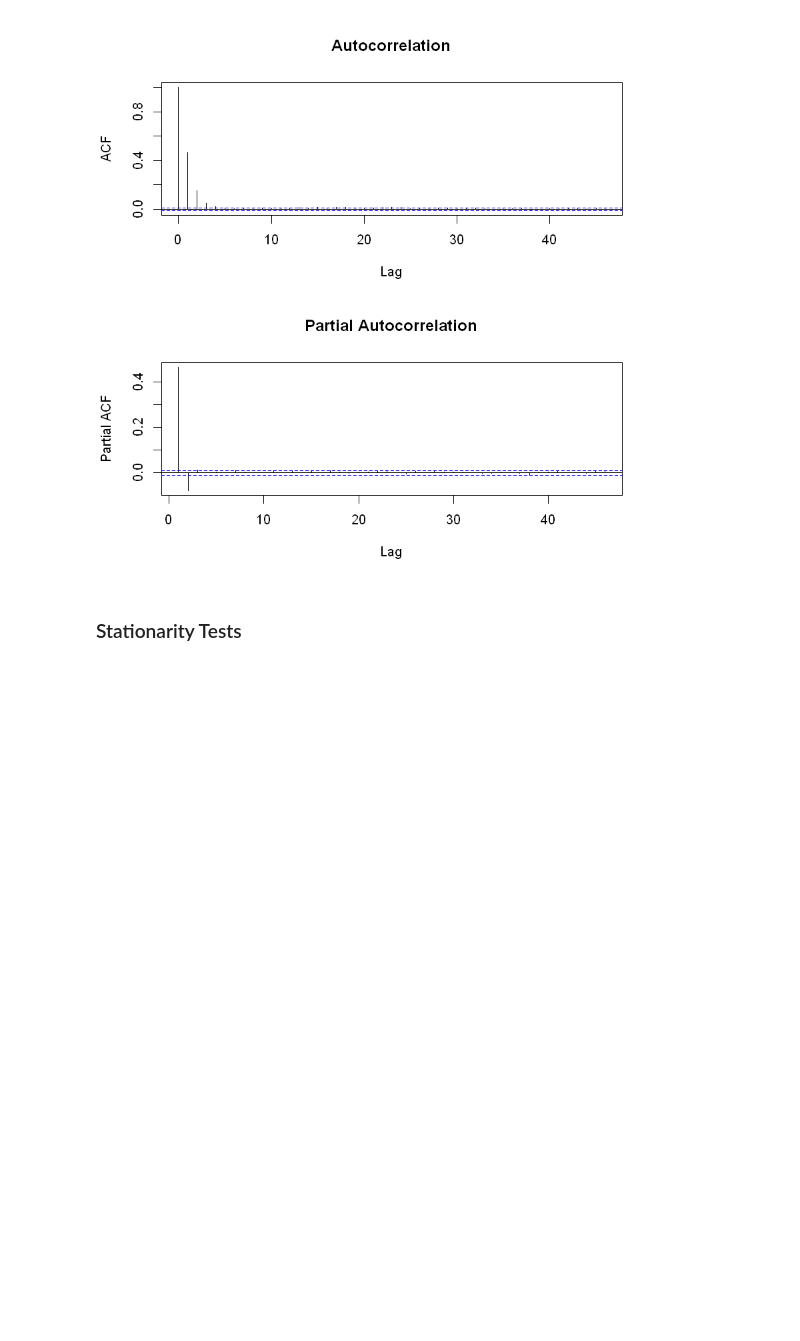
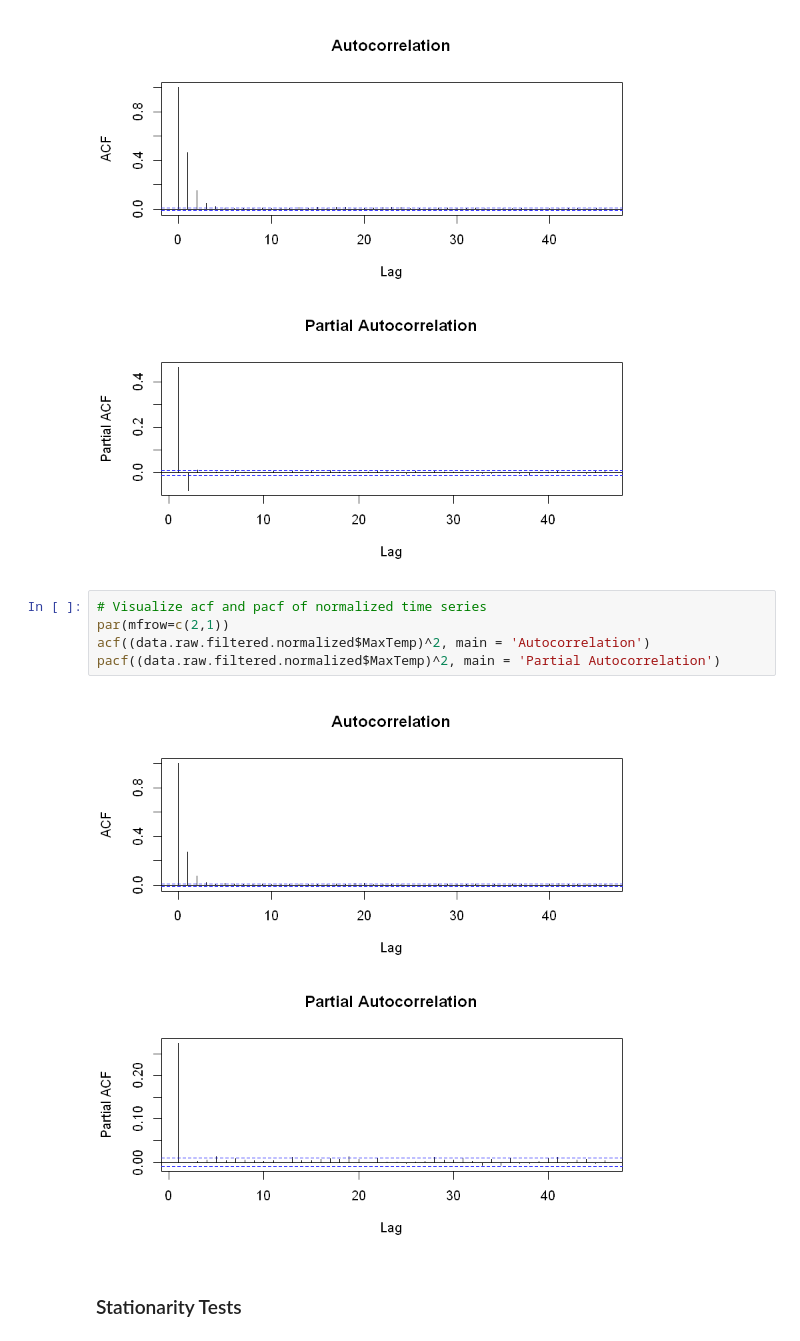
Before and after one commit to wywongbd/EPFL-Time-Series, a Jupyter notebook: project/Modeling & Forecasting.ipynb, the cells around one changed output. Saved outputs shown, nothing was run; the diff lists cells and outputs as text; blank space fills up the shorter version.

```diff
--- a/project/Modeling & Forecasting.ipynb
+++ b/project/Modeling & Forecasting.ipynb
@@ -89,6 +89,13 @@ acf(data.raw.filtered.normalized$MaxTemp, main = 'Autocorrelation')
 pacf(data.raw.filtered.normalized$MaxTemp, main = 'Partial Autocorrelation')
 # %% [output]
 [figure]
+# %%
+# Visualize acf and pacf of normalized time series
+par(mfrow=c(2,1))
+acf((data.raw.filtered.normalized$MaxTemp)^2, main = 'Autocorrelation')
+pacf((data.raw.filtered.normalized$MaxTemp)^2, main = 'Partial Autocorrelation')
+# %% [output]
+[figure, added]
 # %% [markdown]
 ### Stationarity Tests
 # %%
```
Also changed, not shown: parts of 13 cells of this notebook, 2 other files.
